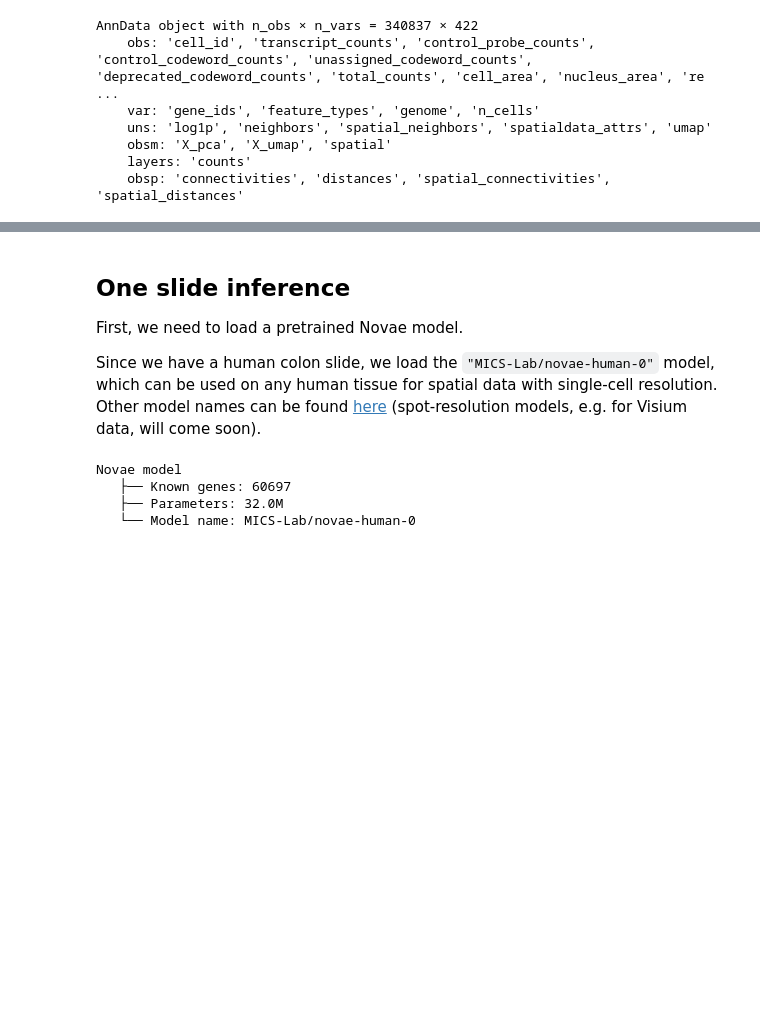
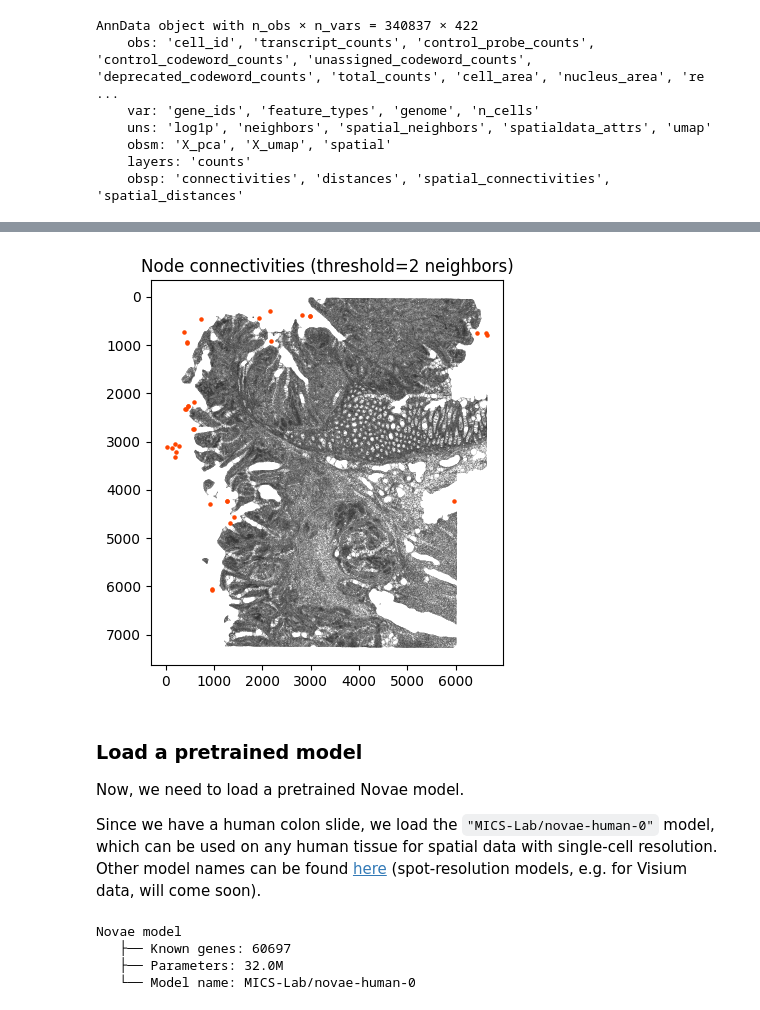
Before and after one commit to MICS-Lab/novae, a Jupyter notebook: docs/tutorials/main_usage.ipynb, the cells around one changed output, grey strips where cells are left out. Drawn from its saved outputs; the diff is of its cells as text; code cells hidden in the pictures; blank space fills up the shorter version.

```diff
--- a/docs/tutorials/main_usage.ipynb
+++ b/docs/tutorials/main_usage.ipynb
@@ -34,6 +52,11 @@ Then, **preprocessing is not mandatory**, as it can be handled by Novae. Here is
+# %%
+novae.plot.connectivities(adata)
+# %% [output]
+[figure, added]
 # %% [markdown]
-## One slide inference
-First, we need to load a pretrained Novae model.
+### Load a pretrained model
+
+Now, we need to load a pretrained Novae model.
 
 Since we have a human colon slide, we load the `"MICS-Lab/novae-human-0"` model, which can be used on any human tissue for spatial data with single-cell resolution. Other model names can be found [here](https://huggingface.co/collections/MICS-Lab/novae-669cdf1754729d168a69f6bd) (spot-resolution models, e.g. for Visium data, will come soon).
 # %%
```
Also changed, not shown: parts of 8 cells of this notebook, 3 other files.
